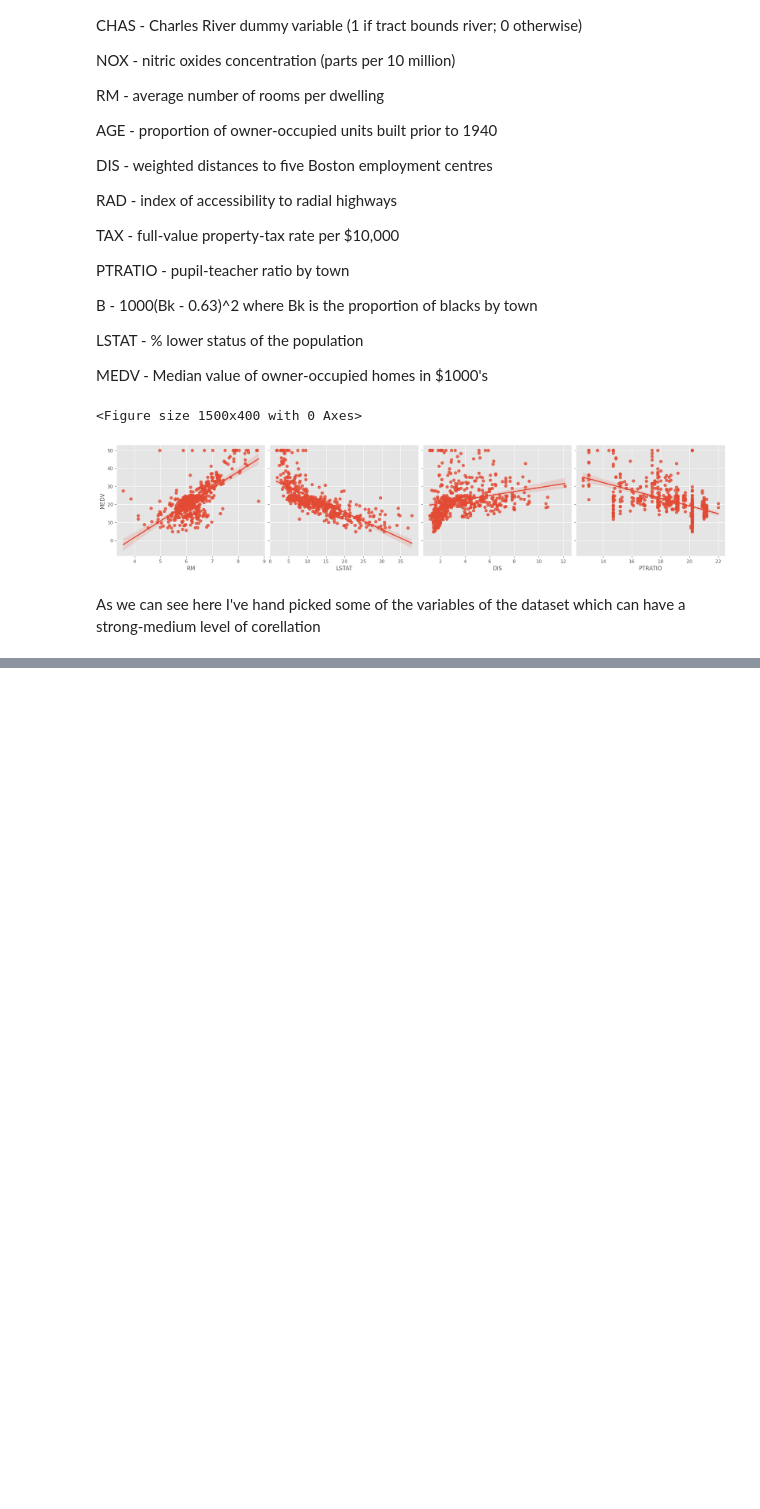
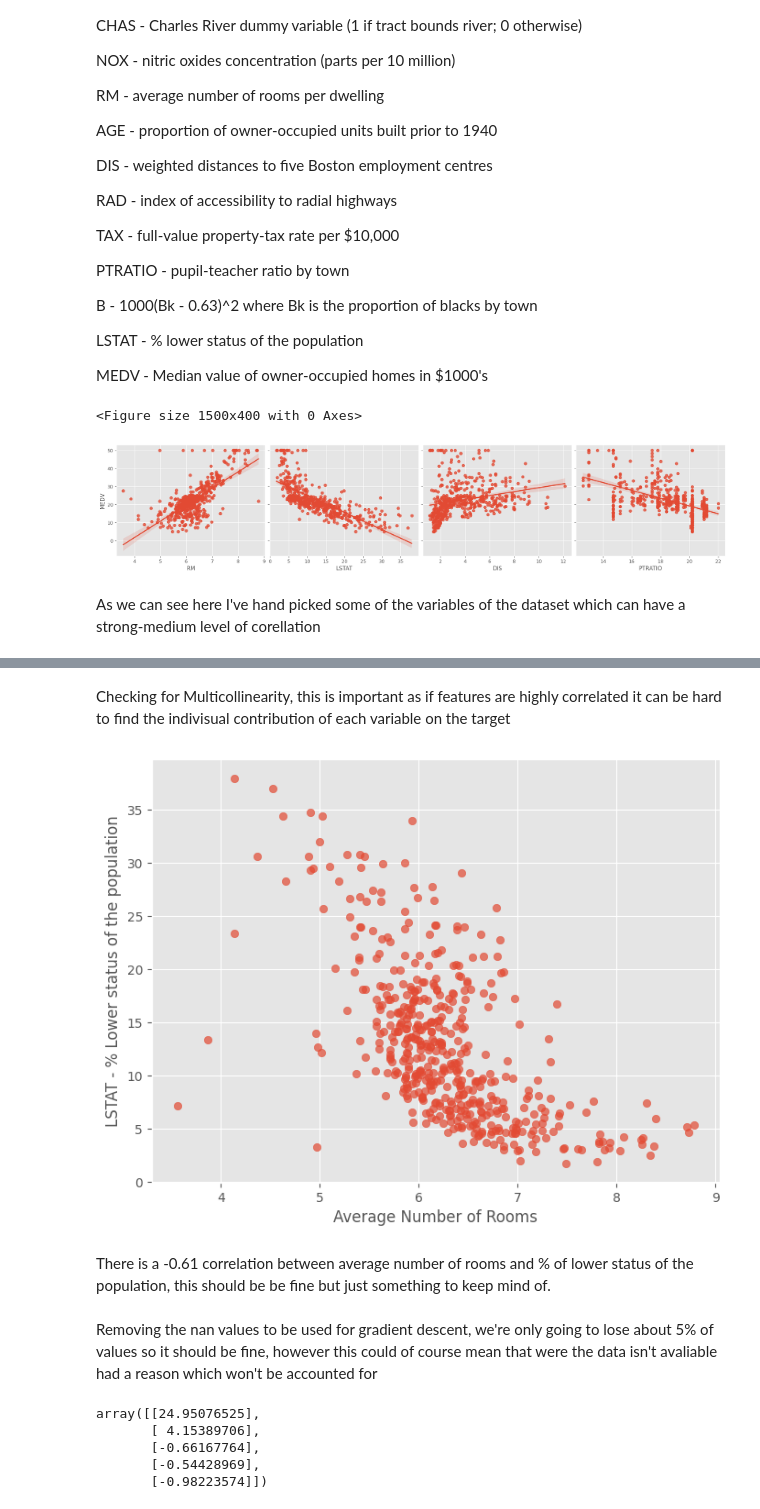
Before and after one commit to FGFAnderson/linear-regression-implementation, a Jupyter notebook: notebooks/multivariate_linear_regression.ipynb, the cells around one changed output, grey strips where cells are left out. Saved outputs shown, nothing was run; the diff lists cells and outputs as text; code cells hidden in the pictures; blank space fills up the shorter version.

```diff
--- a/notebooks/multivariate_linear_regression.ipynb
+++ b/notebooks/multivariate_linear_regression.ipynb
@@ -63,0 +71,12 @@ As we can see here I've hand picked some of the variables of the dataset which c
+# %% [markdown]
+Checking for Multicollinearity, this is important as if features are highly correlated it can be hard to find the indivisual contribution of each variable on the target
+# %%
+plt.figure(figsize=(8, 6))
+plt.scatter(df['RM'], df['LSTAT'], alpha=0.7)
+plt.xlabel('Average Number of Rooms')
+plt.ylabel('LSTAT - % Lower status of the population')
+plt.show()
+# %% [output]
+[figure, added]
+# %% [markdown]
+There is a -0.61 correlation between average number of rooms and % of lower status of the population, this should be be fine but just something to keep mind of.
@@ -63,0 +86,2 @@ As we can see here I've hand picked some of the variables of the dataset which c
+# %% [markdown]
+Removing the nan values to be used for gradient descent, we're only going to lose about 5% of values so it should be fine, however this could of course mean that were the data isn't avaliable had a reason which won't be accounted for
@@ -63,0 +100,18 @@ As we can see here I've hand picked some of the variables of the dataset which c
+# %%
+def train(features, target, learning_rate, iterations):
+    theta = np.zeros((features.shape[1], 1))
+    m = len(features)
+    for _ in range(iterations):
+        theta = theta - learning_rate * dJ_dtheta(m, features, theta, target)
+
+    return theta
+
+
+theta = train(features, target, learning_rate, iterations)
+theta
+# %% [output]
+array([[24.95076525],
+       [ 4.15389706],
+       [-0.66167764],
+       [-0.54428969],
+       [-0.98223574]])
```
Also changed, not shown: parts of 7 cells of this notebook, 1 other file.
